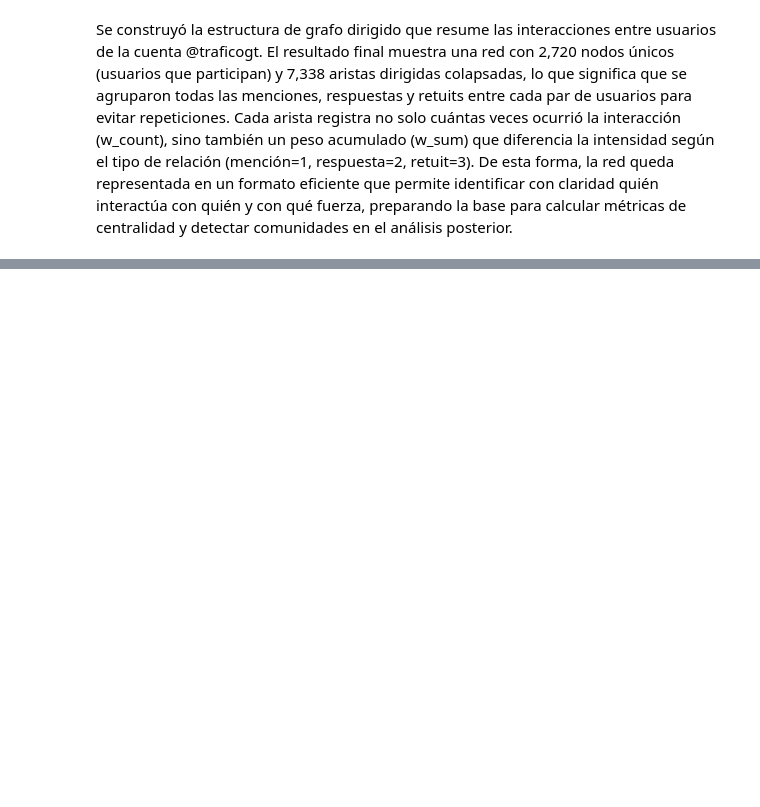
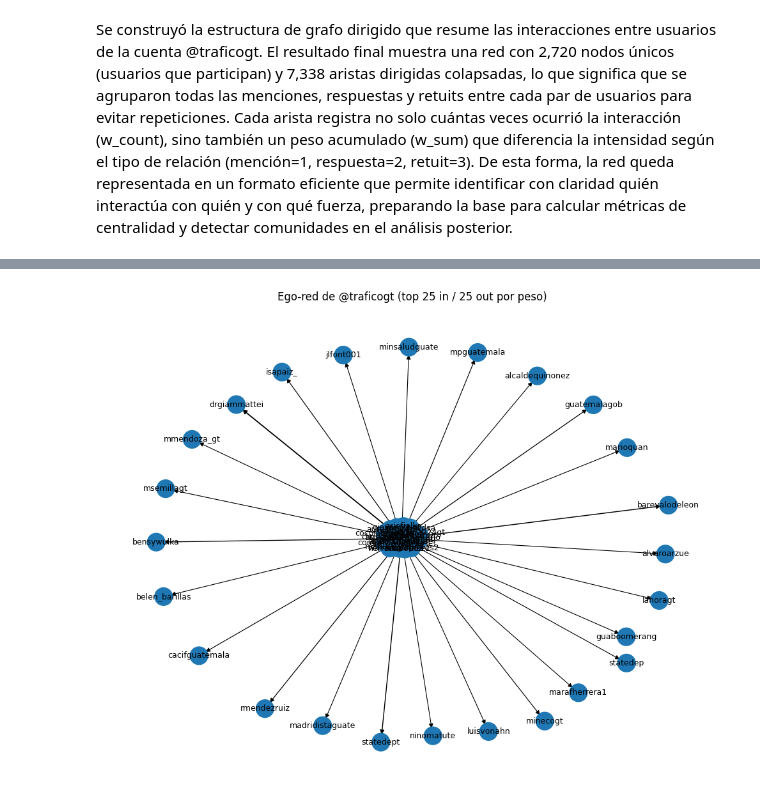
Before and after one commit to Saiyan-Javi/Lab6DS, a Jupyter notebook: Lab6DS.ipynb, the cells around one changed output, grey strips where cells are left out. Saved outputs shown, nothing was run; the diff lists cells and outputs as text; code cells hidden in the pictures; blank space fills up the shorter version.

```diff
--- a/Lab6DS.ipynb
+++ b/Lab6DS.ipynb
@@ -488,0 +613,43 @@ Se construyó la estructura de grafo dirigido que resume las interacciones entre
+# %%
+focus = "traficogt"   # cámbialo por otro usuario si quieres
+k_out = 25            # top salientes hacia otros
+k_in  = 25            # top entrantes desde otros
+
+# Aristas salientes (focus -> otros)
+E_out = Agg[Agg["src"] == focus].nlargest(k_out, "w_sum")
+# Aristas entrantes (otros -> focus)
+E_in  = Agg[Agg["dst"] == focus].nlargest(k_in, "w_sum")
+
+E_focus = pd.concat([E_out, E_in], ignore_index=True).drop_duplicates(subset=["src","dst"])
+G_focus = nx.DiGraph()
+for _, r in E_focus.iterrows():
+    G_focus.add_edge(r["src"], r["dst"], weight=r["w_sum"], count=r["w_count"])
+
+# Node sizes por grado en la ego-red
+deg_f = dict(G_focus.degree())
+sizes = np.array([deg_f[n] for n in G_focus.nodes()], dtype=float)
+if sizes.max() > 0:
+    sizes = 400 + 80*(sizes - sizes.min())/(sizes.max() - sizes.min() + 1e-9)
+else:
+    sizes = 400 + sizes
+
+# Edge widths por peso
+weights = [G_focus[u][v]["weight"] for u, v in G_focus.edges()]
+if len(weights):
+    w_arr = np.array(weights, dtype=float)
+    widths = 0.8 + 3.2*(w_arr - w_arr.min())/(w_arr.max() - w_arr.min() + 1e-9)
+else:
+    widths = 1.0
+
+pos = nx.spring_layout(G_focus, k=0.7, iterations=200, seed=7)
+
+plt.figure(figsize=(10, 8))
+nx.draw_networkx_nodes(G_focus, pos, node_size=sizes)
+nx.draw_networkx_edges(G_focus, pos, width=widths, arrows=True, arrowsize=10)
+nx.draw_networkx_labels(G_focus, pos, font_size=9)
+plt.title(f"Ego-red de @{focus} (top {k_in} in / {k_out} out por peso)")
+plt.axis("off")
+plt.tight_layout()
+plt.show()
+# %% [output]
+[figure, added]
```
Also changed, not shown: parts of 6 cells of this notebook.
